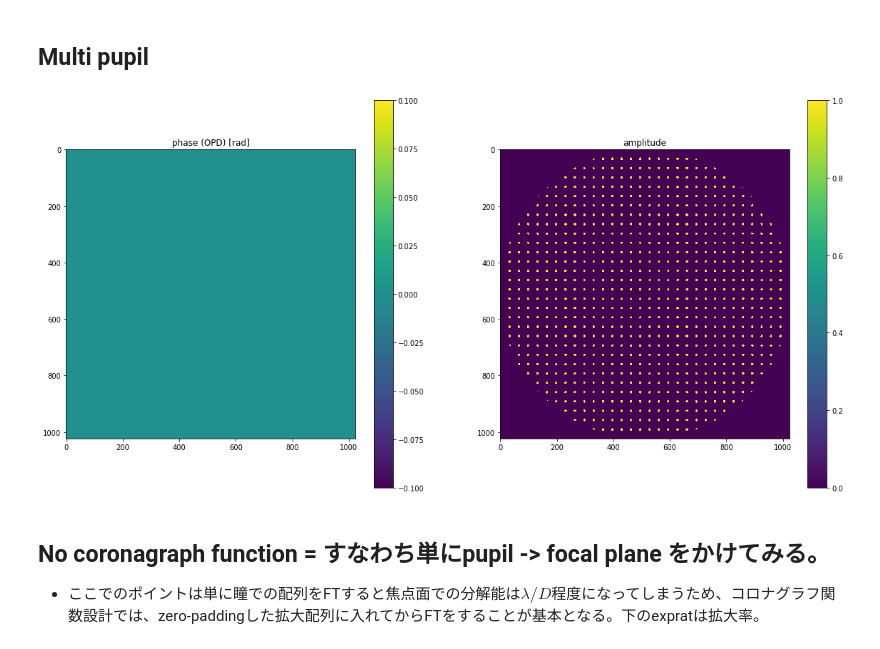
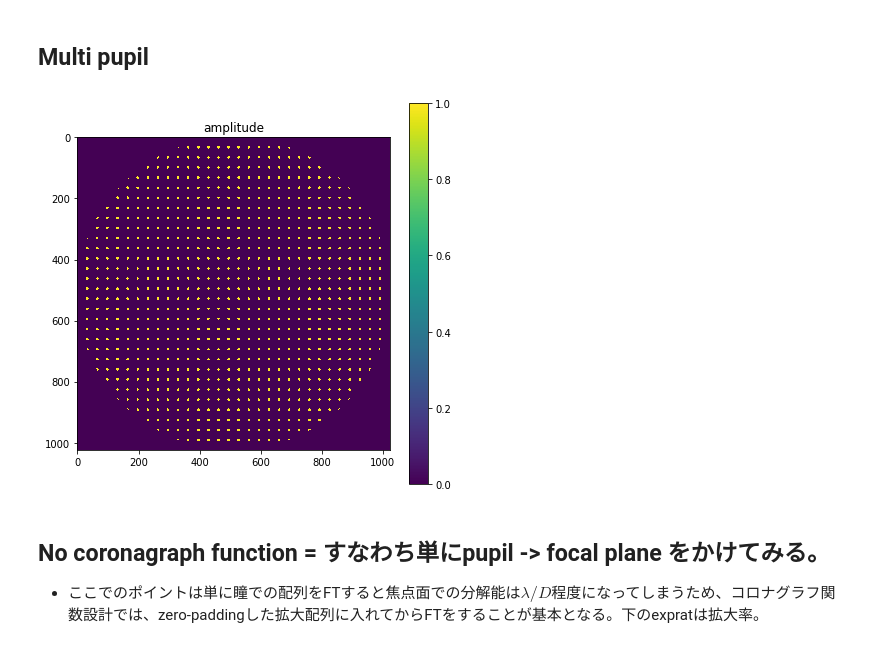
Before and after one commit to HajimeKawahara/fossim, a Jupyter notebook: ipynb/Multipupil -2D.ipynb, the cells around one changed output. Saved outputs shown, nothing was run; the diff lists cells and outputs as text; code cells hidden in the pictures.

```diff
--- a/ipynb/Multipupil -2D.ipynb
+++ b/ipynb/Multipupil -2D.ipynb
@@ -114,21 +61,10 @@ masku=mc.p2pm_circular(pupa)
 
 mask=maskg | masku
 pupa[mask]=0.0+0.0j
-# %%
-#表示
-
-fig = plt.figure(figsize=(20,10))
-ax = fig.add_subplot(121)
-q=ax.imshow(np.angle(pupa))
-plt.title("phase (OPD) [rad]")
-plt.colorbar(q)
-ax = fig.add_subplot(122)
-q=ax.imshow(np.abs(pupa))
-plt.title("amplitude")
-plt.colorbar(q)
-plt.show()
-# %% [output]
-[figure, removed]
+# %%
+plt_mp.plotpup(pupa,filename="pup_lat.png")
+# %% [output]
+[figure, added]
 # %% [markdown]
 ## No coronagraph function = すなわち単にpupil -> focal plane をかけてみる。
 - ここでのポイントは単に瞳での配列をFTすると焦点面での分解能は$\lambda/D$程度になってしまうため、コロナグラフ関数設計では、zero-paddingした拡大配列に入れてからFTをすることが基本となる。下のexpratは拡大率。
```
Also changed, not shown: parts of 19 cells of this notebook, 2 other files.
